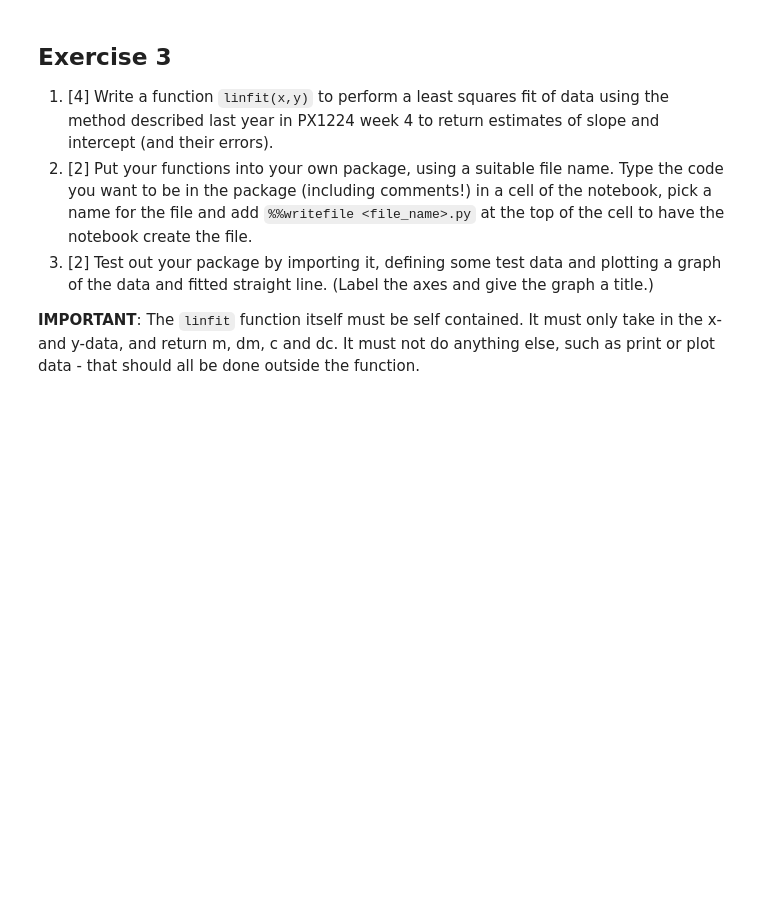
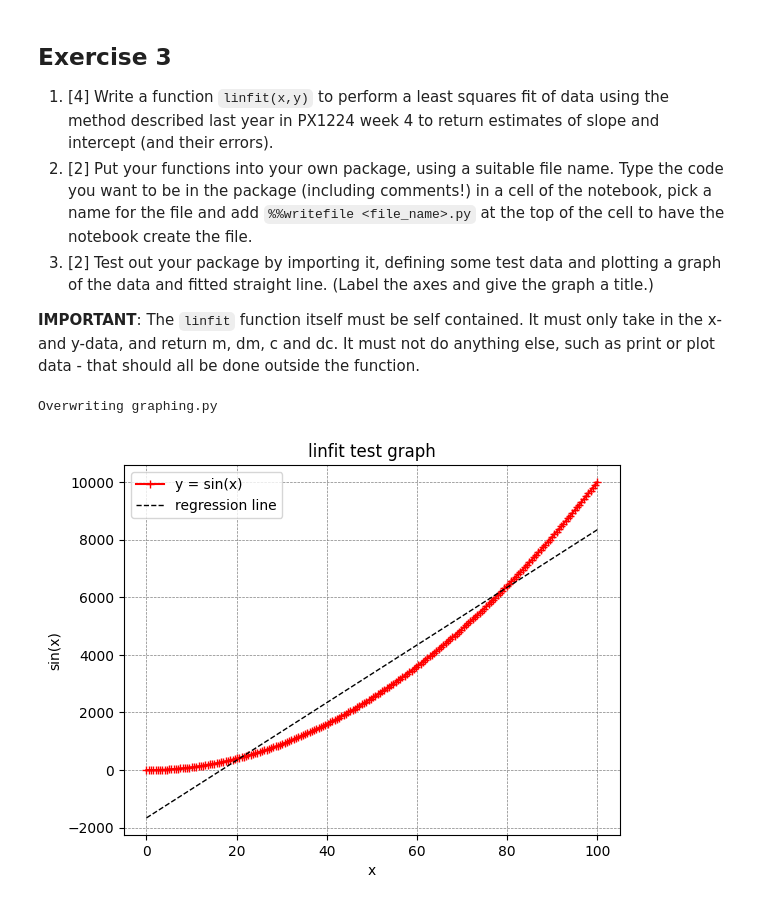
Before and after one commit to PX2145-2025/week-2-b-Dvorak-Gabriel, a Jupyter notebook: Functions.ipynb, the cells around one changed output. Saved outputs shown, nothing was run; the diff lists cells and outputs as text; code cells hidden in the pictures; blank space fills up the shorter version.

```diff
--- a/Functions.ipynb
+++ b/Functions.ipynb
@@ -427,3 +428,51 @@ The altitude of the satellite that orbits the Earth
   3. [2] Test out your package by importing it, defining some test data and plotting a graph of the data and fitted straight line. (Label the axes and give the graph a title.)
 
 **IMPORTANT**: The `linfit` function itself must be self contained. It must only take in the x- and y-data, and return m, dm, c and dc. It must not do anything else, such as print or plot data - that should all be done outside the function.
+# %%
+%%writefile graphing.py
+import numpy as np
+def linfit(x,y):
+
+  #defining coeffs for polyfit
+  data_coeffs, residuals, _,_,_ = np.polyfit(x, y, 1, full=True)
+  #creating function of coeffs
+  best_fit = np.poly1d(data_coeffs)
+
+  #calculating errors
+  n = len(x)
+  D = sum(np.power(x, 2)) - 1/n * sum(x)**2
+  x_mean = np.mean(x)
+  dm_sqr = 1/(n-2)*residuals/D
+  dc_sqr = 1/(n-2)*(D/n +x_mean**2)*residuals/D
+  error_grad = dm_sqr**0.5
+  error_yint = dc_sqr**0.5
+  return(best_fit, error_grad,error_yint)
+# %% [output]
+Overwriting graphing.py
+# %%
+import importlib
+import graphing as gr
+importlib.reload(gr)
+import numpy as np
+
+x = np.linspace(0,100,200)
+y = x**2
+datalabel = "y = sin(x)"
+xlabel = "x"
+ylabel = "sin(x)"
+title = "linfit test graph"
+
+gr.linfit(x,y)
+best_fit, error_grad,error_yint = gr.linfit(x,y)
+plt.plot(x,y, color = "r", marker = "+", label=datalabel)
+plt.xlabel(xlabel)
+plt.ylabel(ylabel)
+plt.grid(color = "gray", linestyle = "--", linewidth = 0.5)
+plt.title(title)
+
+#plotting line of best fit
+plt.plot(x, best_fit(x), "k--", linewidth = 1, label = "regression line")
+plt.legend(loc="best")
+plt.show()
+# %% [output]
+[figure, added]
```
Also changed, not shown: parts of 1 cell of this notebook.
